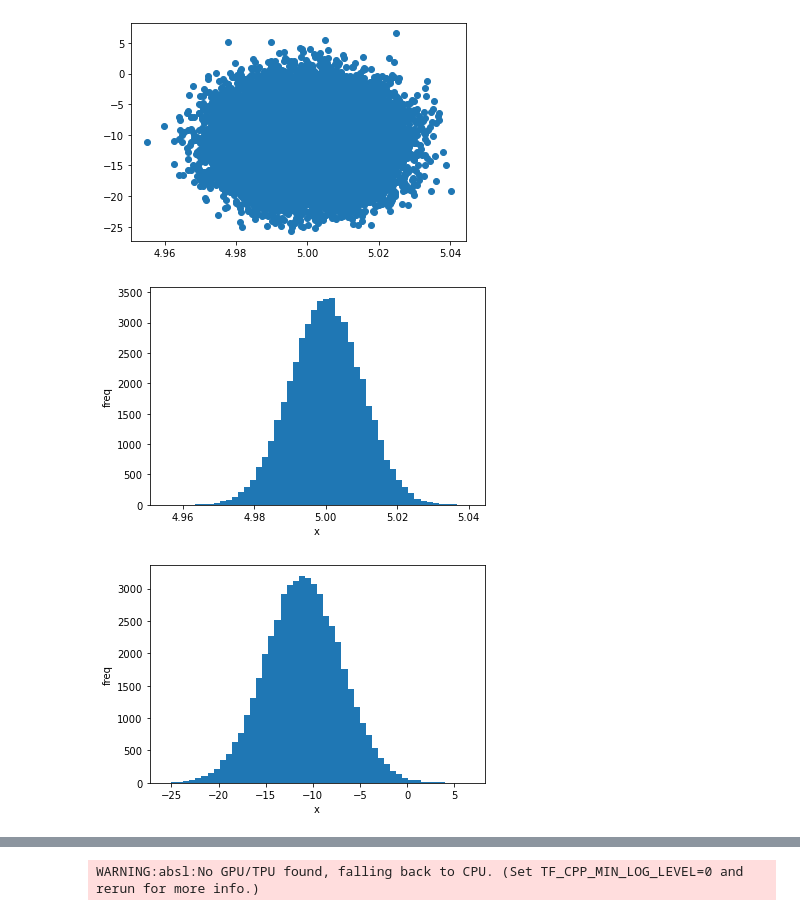
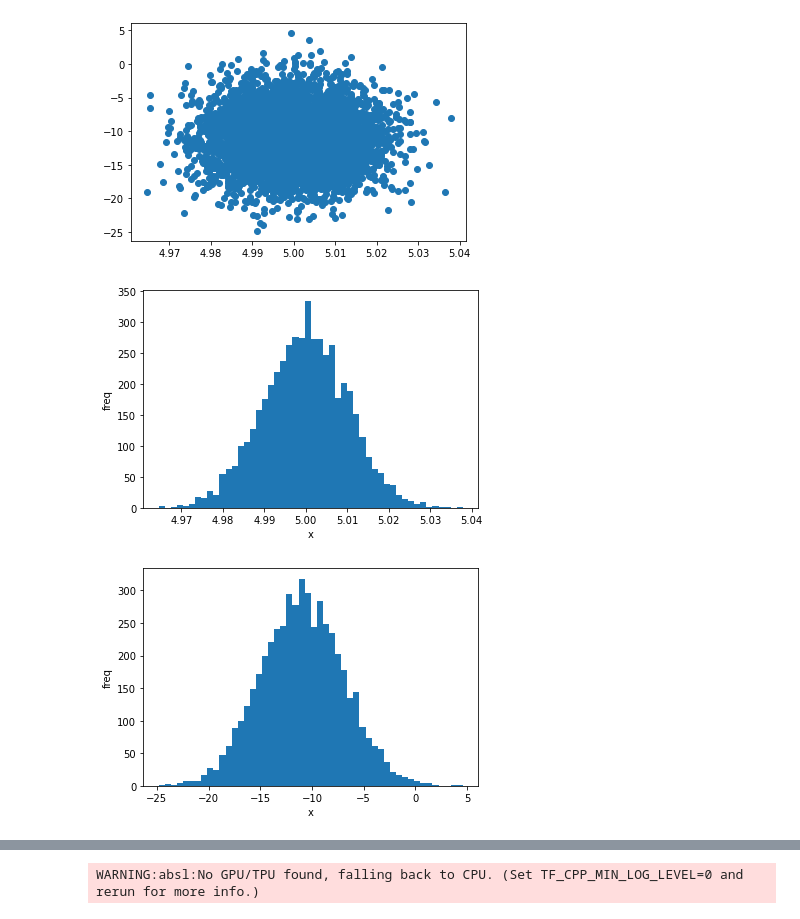
Before and after one commit to ajipalar/pynet, a Jupyter notebook: examples/functional_gibbs.ipynb, the cells around one changed output, grey strips where cells are left out. Saved outputs shown, nothing was run; the diff lists cells and outputs as text; code cells hidden in the pictures.

```diff
--- a/examples/functional_gibbs.ipynb
+++ b/examples/functional_gibbs.ipynb
@@ -15,27 +15,6 @@ DeviceArray = Any
 class StateLess:
     def stateless_method(state: State, *args, **kwargs) -> (State, Output):
         pass
-
-
-def outer_fun(N, inner_params):
-    jax.lax.fori_loop(0, N,inner_fun, inner_params)
-
-def norm_cond_x(key, x):
-    """
-    x > 0
-    """
-    mu = 1 / (1 + x)
-    sigma = 1 / ( 2 * (1 + x) )
-    norm = jax.random.normal(key)
-    norm = norm*sigma + mu
-
-def inner_fun(key, x, y):
-    key = jax.random.split(key, 3)
-    x = x_cond_dens(key[0])
-    y = y_cond_dens(key[1])
-    key = key[2]
-    return key, x, y
-
 
 # Funcitonal implementation
 def x_cond_dens(key):
@@ -86,7 +65,7 @@ def gibbs(key, N=10, thin=10):
         samples = samples.at[i].set([x, y])
     return samples
 
-gibbsf_partial = partial(gibbsf, N=50000, thin=1000)
+gibbsf_partial = partial(gibbsf, N=5000, thin=100)
 gibbsf_jit = jax.jit(gibbsf_partial)
 key = jax.random.PRNGKey(5)
 samples = np.array(gibbsf_jit(key))
@@ -96,9 +74,9 @@ WARNING:absl:No GPU/TPU found, falling back to CPU. (Set TF_CPP_MIN_LOG_LEVEL=0
-[figure, old version]
+[figure, new version]
 # %%
 plot.marginal(samples[:, 0])
 # %% [output]
-[figure, old version]
+[figure, new version]
 # %%
 plot.marginal(samples[:, 1])
 # %% [output]
-[figure, old version]
+[figure, new version]
```
Also changed, not shown: parts of 9 cells of this notebook.
